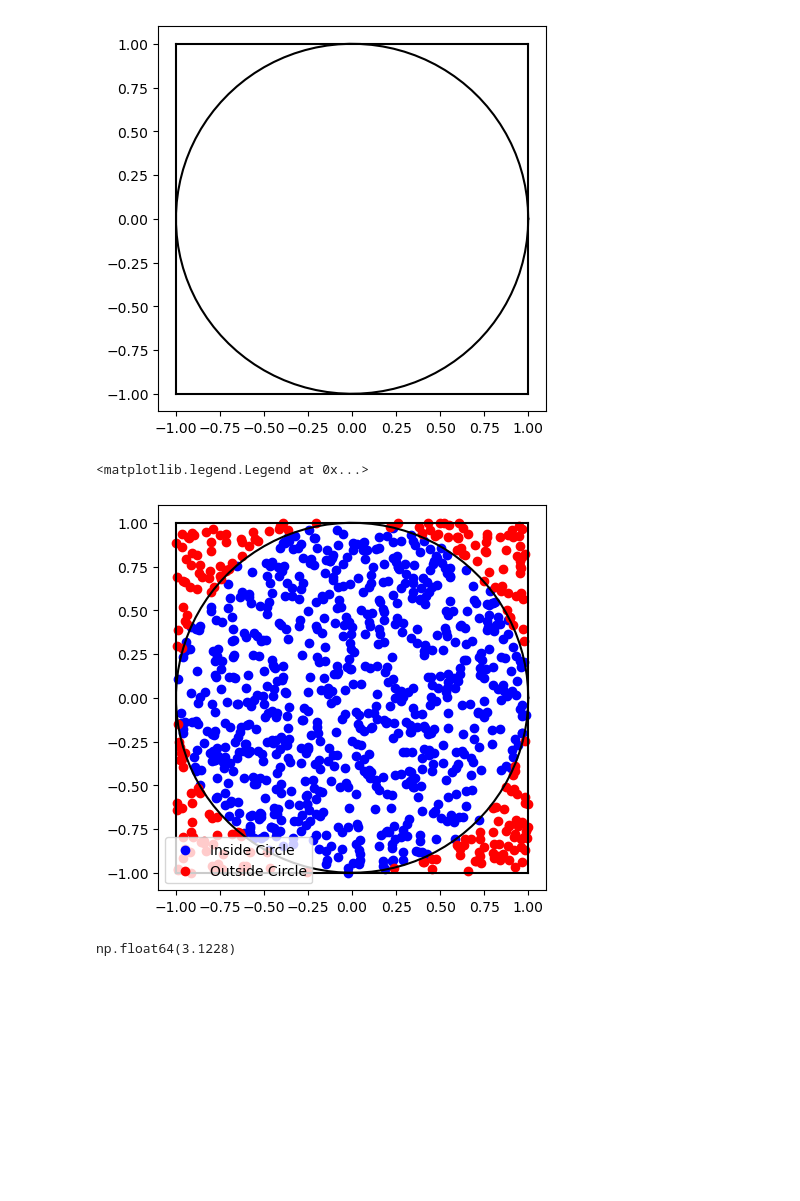
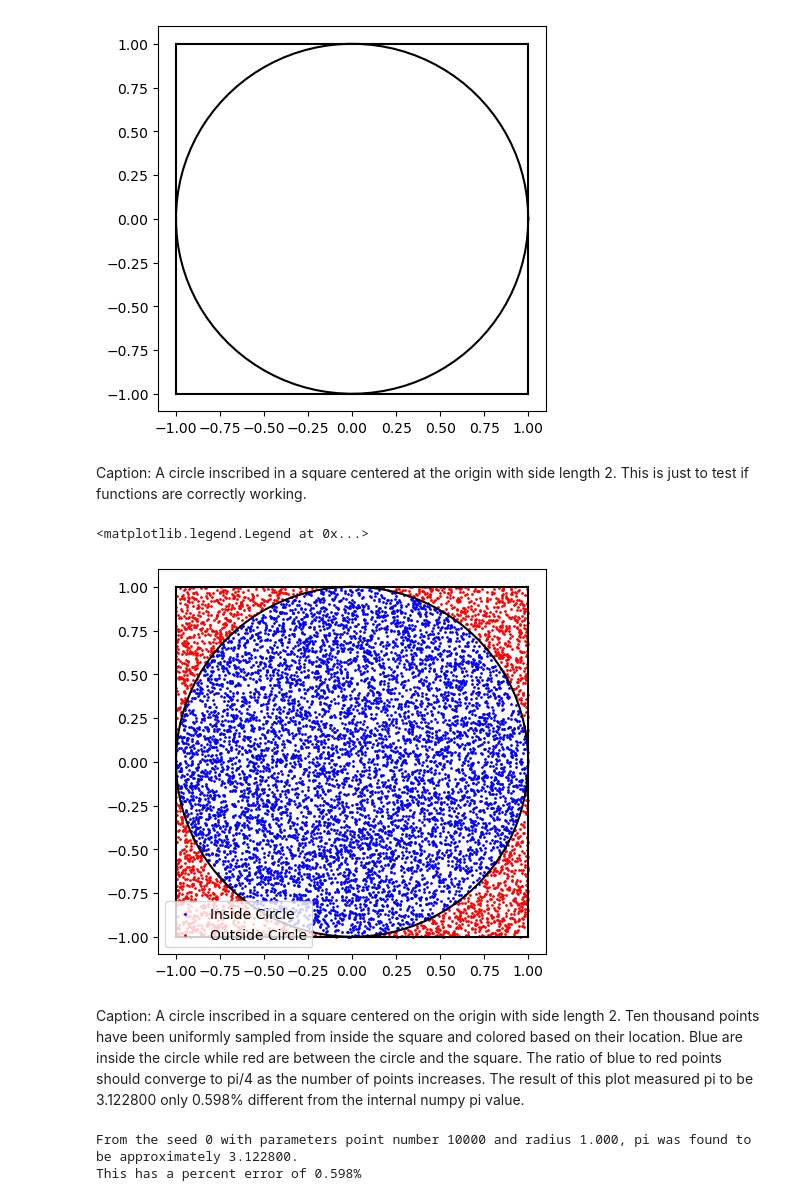
Before and after one commit to wtaranto/DSPS_wtaranto, a Jupyter notebook: HW5/hacking_PI.ipynb, the cells around one changed output. Saved outputs shown, nothing was run; the diff lists cells and outputs as text; code cells hidden in the pictures; blank space fills up the shorter version.

Commit message:
added captions to output of hw5

```diff
--- a/HW5/hacking_PI.ipynb
+++ b/HW5/hacking_PI.ipynb
@@ -30,6 +30,8 @@ square(1, ax=ax)
 circle(1, ax=ax)
 # %% [output]
 [figure]
+# %% [markdown]
+Caption: A circle inscribed in a square centered at the origin with side length 2. This is just to test if functions are correctly working.
 # %%
 # define a function that determins if a random point in the square is inside or outside of the circle
 def isin(x, y, l):
@@ -38,24 +40,27 @@ def isin(x, y, l):
 # %%
 # draw a bunch coordinates (x,y) inside the suqre. how many?
 # remember what to do before starting the random calls
+seed = 0
+n = 10**4
+l = 1
 np.random.seed(0)
-n = 10**3
-l = 1
 sample = 2*l*np.random.random_sample(size=(n,2)) - l
 # NOTE: this function only samples from [-l, l) by [-l, l), so it's technically missing the upper bounds
 # However, similar to the isin function this will affect neither convergence or convergence speed.
 # %%
 fig, ax = pl.subplots(figsize=(5, 5))
 square(1, ax=ax)
 circle(1, ax=ax)
 isin_mask = isin(sample[:,0], sample[:,1], 1)
 
 
-pl.scatter(sample[isin_mask,0], sample[isin_mask,1], color='b', label='Inside Circle')
-pl.scatter(sample[~isin_mask,0], sample[~isin_mask,1], color='r', label='Outside Circle')
+pl.scatter(sample[isin_mask,0],  sample[isin_mask,1],  color='b', label='Inside Circle',  s=1)
+pl.scatter(sample[~isin_mask,0], sample[~isin_mask,1], color='r', label='Outside Circle', s=1)
 pl.legend()
 # %% [output]
 <matplotlib.legend.Legend at 0x...>
-[figure, old version]
+[figure, new version]
+# %% [markdown]
+Caption: A circle inscribed in a square centered on the origin with side length 2. Ten thousand points have been uniformly sampled from inside the square and colored based on their location. Blue are inside the circle while red are between the circle and the square. The ratio of blue to red points should converge to pi/4 as the number of points increases. The result of this plot measured pi to be 3.122800 only 0.598% different from the internal numpy pi value.
 # %%
 # what is the ratio of points in and out of the circle? can you get to pi from it?
@@ -63,5 +68,7 @@ isin_ratio = np.sum(isin(sample[:,0], sample[:,1], 1))/n
 pi_approx = 4*isin_ratio
-# %%
-pi_approx
-# %% [output]
-np.float64(3.1228)
+# %%
+print(f'From the seed {seed} with parameters point number {n} and radius {l:0.3f}, pi was found to be approximately {pi_approx:f}.')
+print(f'This has a percent error of {100*np.abs(np.pi-pi_approx)/np.pi:0.3f}%')
+# %% [output]
+From the seed 0 with parameters point number 10000 and radius 1.000, pi was found to be approximately 3.122800.
+This has a percent error of 0.598%
```
Also changed, not shown: parts of 1 cell of this notebook.
